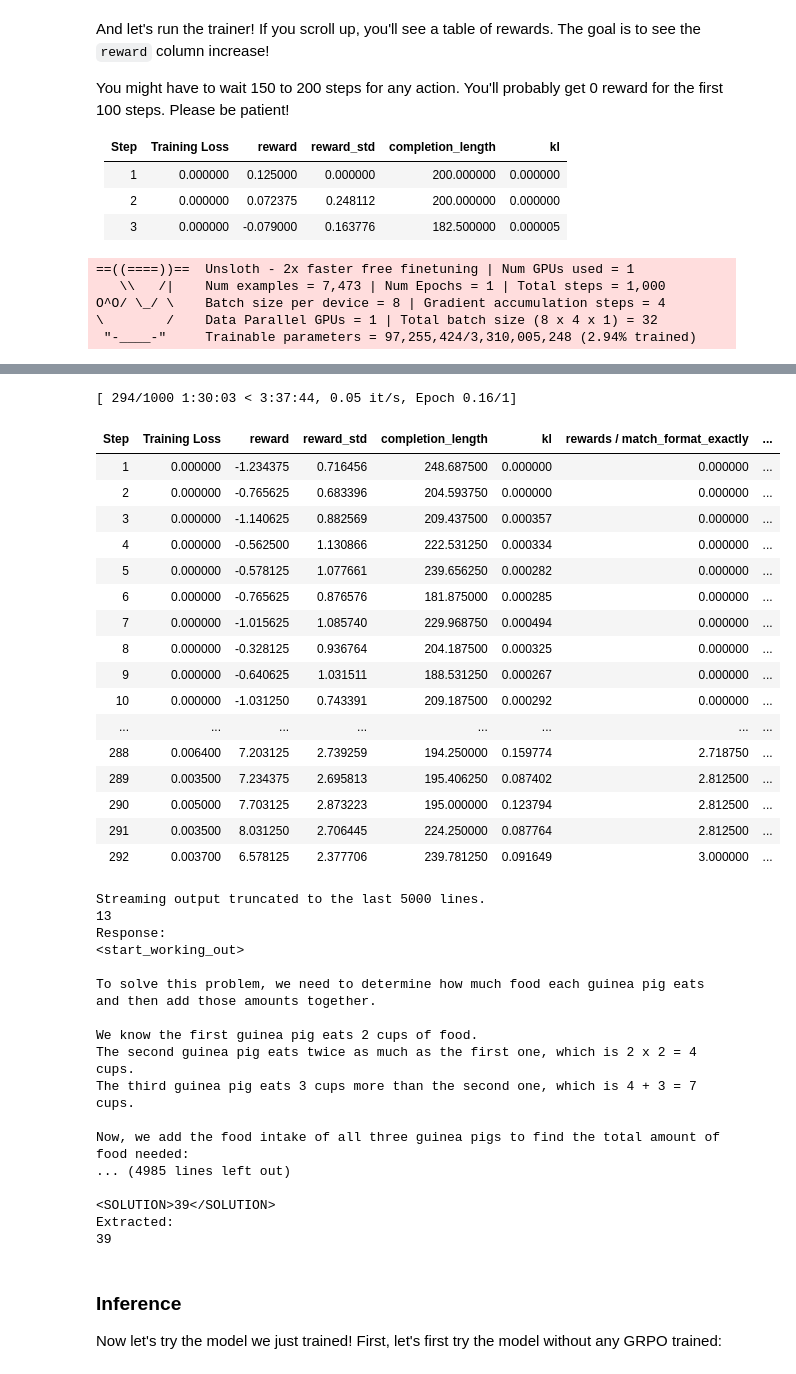
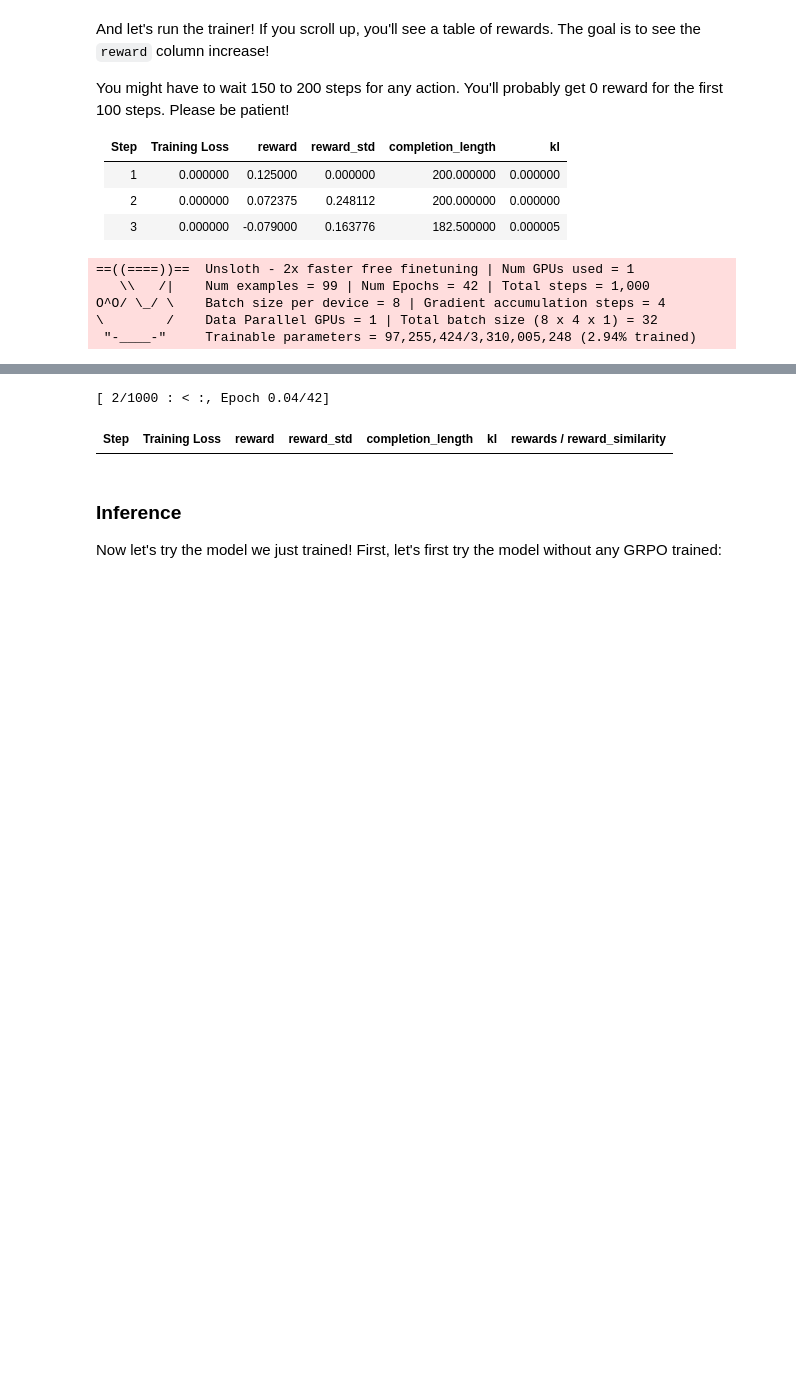
Before and after one commit to naikhpratik/Aircraft-Simulation, a Jupyter notebook: nb/Advanced_Llama3_1_(3B)_GRPO_LoRA.ipynb, the cells around one changed output, grey strips where cells are left out. Saved outputs shown, nothing was run; the diff lists cells and outputs as text; code cells hidden in the pictures; blank space fills up the shorter version.

```diff
--- a/nb/Advanced_Llama3_1_(3B)_GRPO_LoRA.ipynb
+++ b/nb/Advanced_Llama3_1_(3B)_GRPO_LoRA.ipynb
@@ -347,0 +244,7 @@ def check_numbers(prompts, completions, answer, **kwargs):
+# %%
+# Just keep prompt + completion
+dataset = dataset_new.map(lambda x: {
+    "prompt": x["prompt"].strip(),
+    "completion": x["completion"].strip()
+}, remove_columns=[col for col in dataset.column_names if col not in ["prompt", "completion"]])
+dataset[0]
@@ -348,7 +254,2 @@ def check_numbers(prompts, completions, answer, **kwargs):
 # %% [markdown]
 Get the maximum prompt length so we don't accidentally truncate it!
-# %%
-max(dataset.map(
-    lambda x: {"tokens" : tokenizer.apply_chat_template(x["prompt"], add_generation_prompt = True, tokenize = True)},
-    batched = True,
-).map(lambda x: {"length" : len(x["tokens"])})["length"])
@@ -360,7 +281,7 @@ max(dataset.map(
 
 Now set up GRPO Trainer and all configurations!
 # %%
-max_prompt_length = 287 + 1 # + 1 just in case!
+max_prompt_length = 772 + 1 # + 1 just in case!
 
 from trl import GRPOConfig, GRPOTrainer
 training_args = GRPOConfig(
@@ -395,23 +316,26 @@ You might have to wait 150 to 200 steps for any action. You'll probably get 0 re
 | 1    | 0.000000      | 0.125000  | 0.000000   | 200.000000        | 0.000000 |
 | 2    | 0.000000      | 0.072375  | 0.248112   | 200.000000        | 0.000000 |
 | 3    | 0.000000      | -0.079000 | 0.163776   | 182.500000        | 0.000005 |
+# %%
+def reward_similarity(prompts, completions):
+    # You can use simple keyword heuristics here
+    # Iterate through each completion in the list
+    for completion in completions:
+        if "error" in completion.lower():
+            return 0.1  # Return 0.1 if "error" is found in any completion
+    return 1.0  # Return 1.0 if "error" is not found in any completion
 # %%
 trainer = GRPOTrainer(
     model = model,
     processing_class = tokenizer,
-    reward_funcs = [
-        match_format_exactly,
-        match_format_approximately,
-        check_answer,
-        check_numbers,
-    ],
     args = training_args,
     train_dataset = dataset,
+    reward_funcs = [reward_similarity]
 )
 trainer.train()
 # %% [output]
 ==((====))==  Unsloth - 2x faster free finetuning | Num GPUs used = 1
-   \\   /|    Num examples = 7,473 | Num Epochs = 1 | Total steps = 1,000
+   \\   /|    Num examples = 99 | Num Epochs = 42 | Total steps = 1,000
 O^O/ \_/ \    Batch size per device = 8 | Gradient accumulation steps = 4
 \        /    Data Parallel GPUs = 1 | Total batch size (8 x 4 x 1) = 32
  "-____-"     Trainable parameters = 97,255,424/3,310,005,248 (2.94% trained)
@@ -434,39 +342,6 @@ None
 Unsloth: Will smartly offload gradients to save VRAM!
-[ 294/1000 1:30:03 < 3:37:44, 0.05 it/s, Epoch 0.16/1]
+[ 2/1000 : < :, Epoch 0.04/42]
-| Step | Training Loss | reward | reward_std | completion_length | kl | rewards / match_format_exactly | ... |
-| 1 | 0.000000 | -1.234375 | 0.716456 | 248.687500 | 0.000000 | 0.000000 | ... |
-| 2 | 0.000000 | -0.765625 | 0.683396 | 204.593750 | 0.000000 | 0.000000 | ... |
-| 3 | 0.000000 | -1.140625 | 0.882569 | 209.437500 | 0.000357 | 0.000000 | ... |
-| 4 | 0.000000 | -0.562500 | 1.130866 | 222.531250 | 0.000334 | 0.000000 | ... |
-| 5 | 0.000000 | -0.578125 | 1.077661 | 239.656250 | 0.000282 | 0.000000 | ... |
-| 6 | 0.000000 | -0.765625 | 0.876576 | 181.875000 | 0.000285 | 0.000000 | ... |
-| 7 | 0.000000 | -1.015625 | 1.085740 | 229.968750 | 0.000494 | 0.000000 | ... |
-| 8 | 0.000000 | -0.328125 | 0.936764 | 204.187500 | 0.000325 | 0.000000 | ... |
-| 9 | 0.000000 | -0.640625 | 1.031511 | 188.531250 | 0.000267 | 0.000000 | ... |
-| 10 | 0.000000 | -1.031250 | 0.743391 | 209.187500 | 0.000292 | 0.000000 | ... |
-| ... | ... | ... | ... | ... | ... | ... | ... |
-| 288 | 0.006400 | 7.203125 | 2.739259 | 194.250000 | 0.159774 | 2.718750 | ... |
-| 289 | 0.003500 | 7.234375 | 2.695813 | 195.406250 | 0.087402 | 2.812500 | ... |
-| 290 | 0.005000 | 7.703125 | 2.873223 | 195.000000 | 0.123794 | 2.812500 | ... |
-| 291 | 0.003500 | 8.031250 | 2.706445 | 224.250000 | 0.087764 | 2.812500 | ... |
-| 292 | 0.003700 | 6.578125 | 2.377706 | 239.781250 | 0.091649 | 3.000000 | ... |
+| Step | Training Loss | reward | reward_std | completion_length | kl | rewards / reward_similarity |
-Streaming output truncated to the last 5000 lines.
-13
-Response:
-<start_working_out>
-
-To solve this problem, we need to determine how much food each guinea pig eats and then add those amounts together.
-
-We know the first guinea pig eats 2 cups of food.
-The second guinea pig eats twice as much as the first one, which is 2 x 2 = 4 cups.
-The third guinea pig eats 3 cups more than the second one, which is 4 + 3 = 7 cups.
-
-Now, we add the food intake of all three guinea pigs to find the total amount of food needed:
-... (4985 lines left out)
-
-<SOLUTION>39</SOLUTION>
-Extracted:
-39
 # %% [markdown]
 <a name="Inference"></a>
 ### Inference
```
Also changed, not shown: parts of 32 cells of this notebook.
